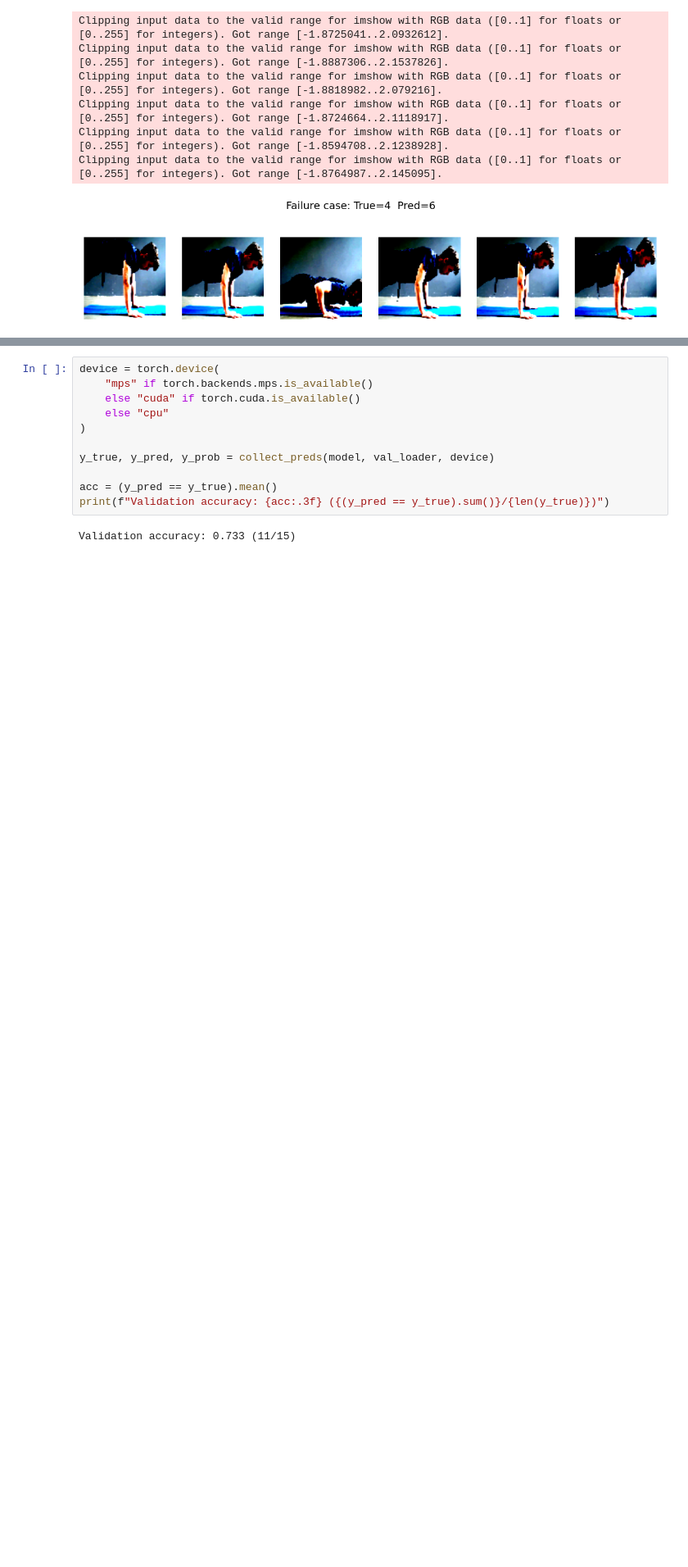
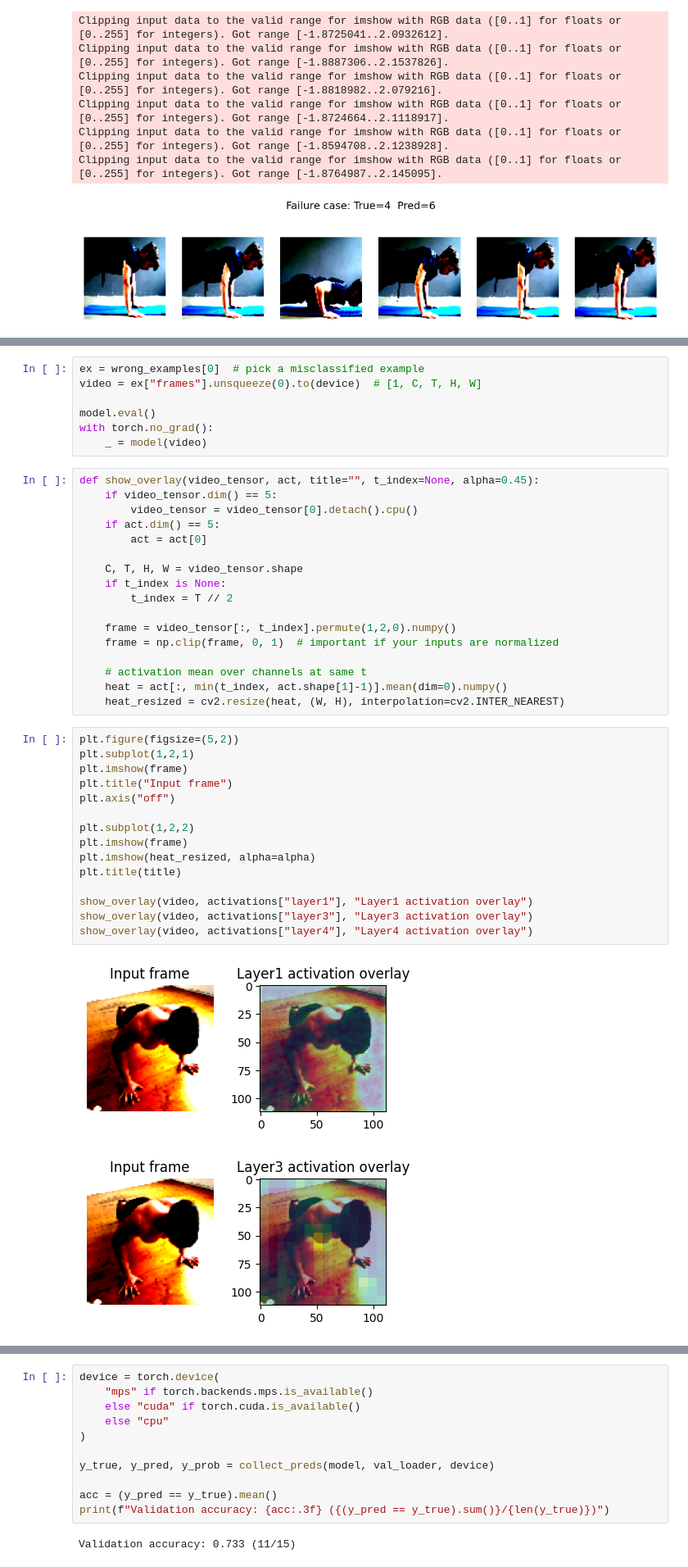
Before and after one commit to Eleftheria111/MVA2, a Jupyter notebook: Machine_Vision_Final_Lab_Model_Training.ipynb, the cells around one changed output, grey strips where cells are left out. Shown at 82% size. Cells and saved outputs as stored; diff of their text form; blank space fills up the shorter version.

Commit message:
Layer Activation

```diff
--- a/Machine_Vision_Final_Lab_Model_Training.ipynb
+++ b/Machine_Vision_Final_Lab_Model_Training.ipynb
@@ -636,0 +650,42 @@ Clipping input data to the valid range for imshow with RGB data ([0..1] for floa
+# %%
+ex = wrong_examples[0]  # pick a misclassified example
+video = ex["frames"].unsqueeze(0).to(device)  # [1, C, T, H, W]
+
+model.eval()
+with torch.no_grad():
+    _ = model(video)
+# %%
+def show_overlay(video_tensor, act, title="", t_index=None, alpha=0.45):
+    if video_tensor.dim() == 5:
+        video_tensor = video_tensor[0].detach().cpu()
+    if act.dim() == 5:
+        act = act[0]
+
+    C, T, H, W = video_tensor.shape
+    if t_index is None:
+        t_index = T // 2
+
+    frame = video_tensor[:, t_index].permute(1,2,0).numpy()
+    frame = np.clip(frame, 0, 1)  # important if your inputs are normalized
+
+    # activation mean over channels at same t
+    heat = act[:, min(t_index, act.shape[1]-1)].mean(dim=0).numpy()
+    heat_resized = cv2.resize(heat, (W, H), interpolation=cv2.INTER_NEAREST)
+# %%
+plt.figure(figsize=(5,2))
+plt.subplot(1,2,1)
+plt.imshow(frame)
+plt.title("Input frame")
+plt.axis("off")
+
+plt.subplot(1,2,2)
+plt.imshow(frame)
+plt.imshow(heat_resized, alpha=alpha)
+plt.title(title)
+
+show_overlay(video, activations["layer1"], "Layer1 activation overlay")
+show_overlay(video, activations["layer3"], "Layer3 activation overlay")
+show_overlay(video, activations["layer4"], "Layer4 activation overlay")
+# %% [output]
+[figure, added]
+[figure, added]
```
Also changed, not shown: parts of 3 cells of this notebook.
